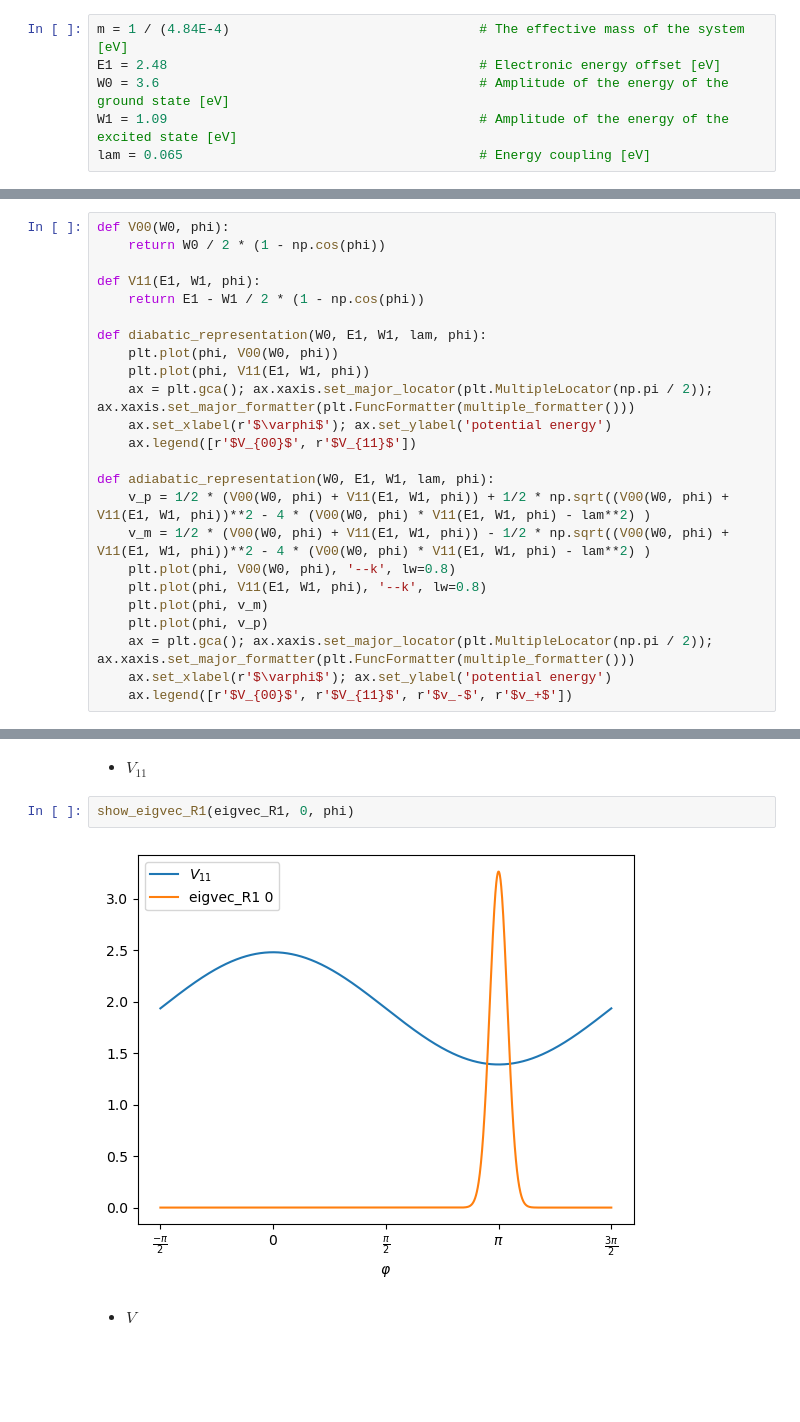
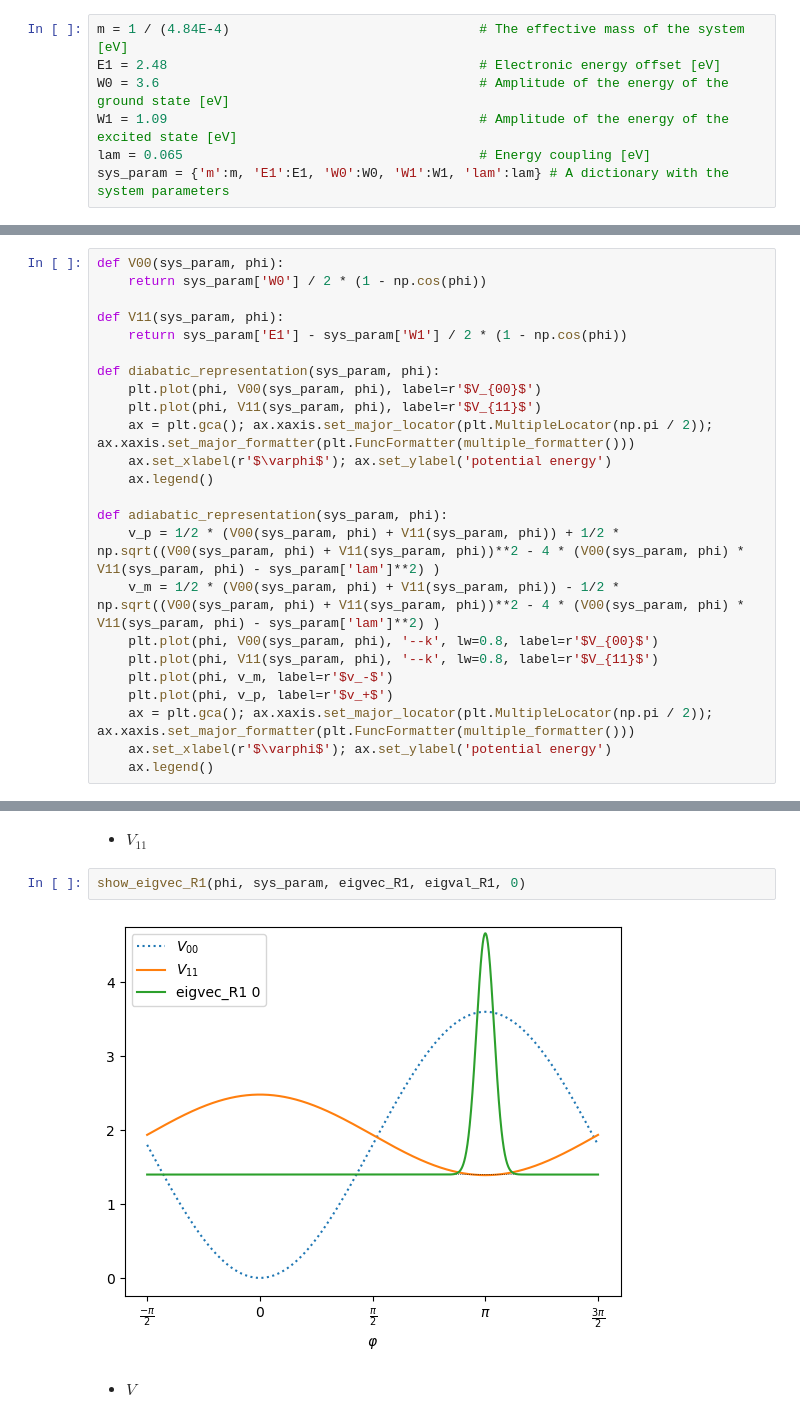
Before and after one commit to federicogallina/freschers, a Jupyter notebook: Training/3. Secular Redfield Equation.ipynb, the cells around one changed output, grey strips where cells are left out. Drawn from its saved outputs; the diff is of its cells as text; blank space fills up the shorter version.

```diff
--- a/Training/3. Secular Redfield Equation.ipynb
+++ b/Training/3. Secular Redfield Equation.ipynb
@@ -131,6 +136,7 @@ E1 = 2.48                                        # Electronic energy offset [eV]
 W0 = 3.6                                         # Amplitude of the energy of the ground state [eV]
 W1 = 1.09                                        # Amplitude of the energy of the excited state [eV]
 lam = 0.065                                      # Energy coupling [eV]
+sys_param = {'m':m, 'E1':E1, 'W0':W0, 'W1':W1, 'lam':lam} # A dictionary with the system parameters
 # %% [markdown]
 - We create an array with the angle values
 # %%
@@ -155,29 +161,29 @@ $$
 v_{\pm} = \frac{1}{2} (V_{00} + V_{11}) \pm \frac{1}{2} \sqrt{(V_{00} + V_{11})^2 - 4 (V_{00} V_{11} - \lambda^2)}
 $$
 # %%
-def V00(W0, phi):
-    return W0 / 2 * (1 - np.cos(phi))
+def V00(sys_param, phi):
+    return sys_param['W0'] / 2 * (1 - np.cos(phi))
 
-def V11(E1, W1, phi):
-    return E1 - W1 / 2 * (1 - np.cos(phi))
+def V11(sys_param, phi):
+    return sys_param['E1'] - sys_param['W1'] / 2 * (1 - np.cos(phi))
 
-def diabatic_representation(W0, E1, W1, lam, phi):
-    plt.plot(phi, V00(W0, phi))
-    plt.plot(phi, V11(E1, W1, phi))
+def diabatic_representation(sys_param, phi):
+    plt.plot(phi, V00(sys_param, phi), label=r'$V_{00}$')
+    plt.plot(phi, V11(sys_param, phi), label=r'$V_{11}$')
     ax = plt.gca(); ax.xaxis.set_major_locator(plt.MultipleLocator(np.pi / 2)); ax.xaxis.set_major_formatter(plt.FuncFormatter(multiple_formatter()))
     ax.set_xlabel(r'$\varphi$'); ax.set_ylabel('potential energy')
-    ax.legend([r'$V_{00}$', r'$V_{11}$'])
+    ax.legend()
 
-def adiabatic_representation(W0, E1, W1, lam, phi):
-    v_p = 1/2 * (V00(W0, phi) + V11(E1, W1, phi)) + 1/2 * np.sqrt((V00(W0, phi) + V11(E1, W1, phi))**2 - 4 * (V00(W0, phi) * V11(E1, W1, phi) - lam**2) )
-    v_m = 1/2 * (V00(W0, phi) + V11(E1, W1, phi)) - 1/2 * np.sqrt((V00(W0, phi) + V11(E1, W1, phi))**2 - 4 * (V00(W0, phi) * V11(E1, W1, phi) - lam**2) )
-    plt.plot(phi, V00(W0, phi), '--k', lw=0.8)
-    plt.plot(phi, V11(E1, W1, phi), '--k', lw=0.8)
-    plt.plot(phi, v_m)
-    plt.plot(phi, v_p)
+def adiabatic_representation(sys_param, phi):
+    v_p = 1/2 * (V00(sys_param, phi) + V11(sys_param, phi)) + 1/2 * np.sqrt((V00(sys_param, phi) + V11(sys_param, phi))**2 - 4 * (V00(sys_param, phi) * V11(sys_param, phi) - sys_param['lam']**2) )
+    v_m = 1/2 * (V00(sys_param, phi) + V11(sys_param, phi)) - 1/2 * np.sqrt((V00(sys_param, phi) + V11(sys_param, phi))**2 - 4 * (V00(sys_param, phi) * V11(sys_param, phi) - sys_param['lam']**2) )
+    plt.plot(phi, V00(sys_param, phi), '--k', lw=0.8, label=r'$V_{00}$')
+    plt.plot(phi, V11(sys_param, phi), '--k', lw=0.8, label=r'$V_{11}$')
+    plt.plot(phi, v_m, label=r'$v_-$')
+    plt.plot(phi, v_p, label=r'$v_+$')
     ax = plt.gca(); ax.xaxis.set_major_locator(plt.MultipleLocator(np.pi / 2)); ax.xaxis.set_major_formatter(plt.FuncFormatter(multiple_formatter()))
     ax.set_xlabel(r'$\varphi$'); ax.set_ylabel('potential energy')
-    ax.legend([r'$V_{00}$', r'$V_{11}$', r'$v_-$', r'$v_+$'])
+    ax.legend()
 # %% [markdown]
 - Aaaaand plot!
 # %%
@@ -294,9 +317,9 @@ show_eigvec_R0(eigvec_R0, 0, phi)
 # %% [markdown]
 - $V_{11}$
 # %%
-show_eigvec_R1(eigvec_R1, 0, phi)
+show_eigvec_R1(phi, sys_param, eigvec_R1, eigval_R1, 0)
 # %% [output]
-[figure, old version]
+[figure, new version]
 # %% [markdown]
 - $V$
 # %%
```
Also changed, not shown: parts of 9 cells of this notebook, 3 other files.
